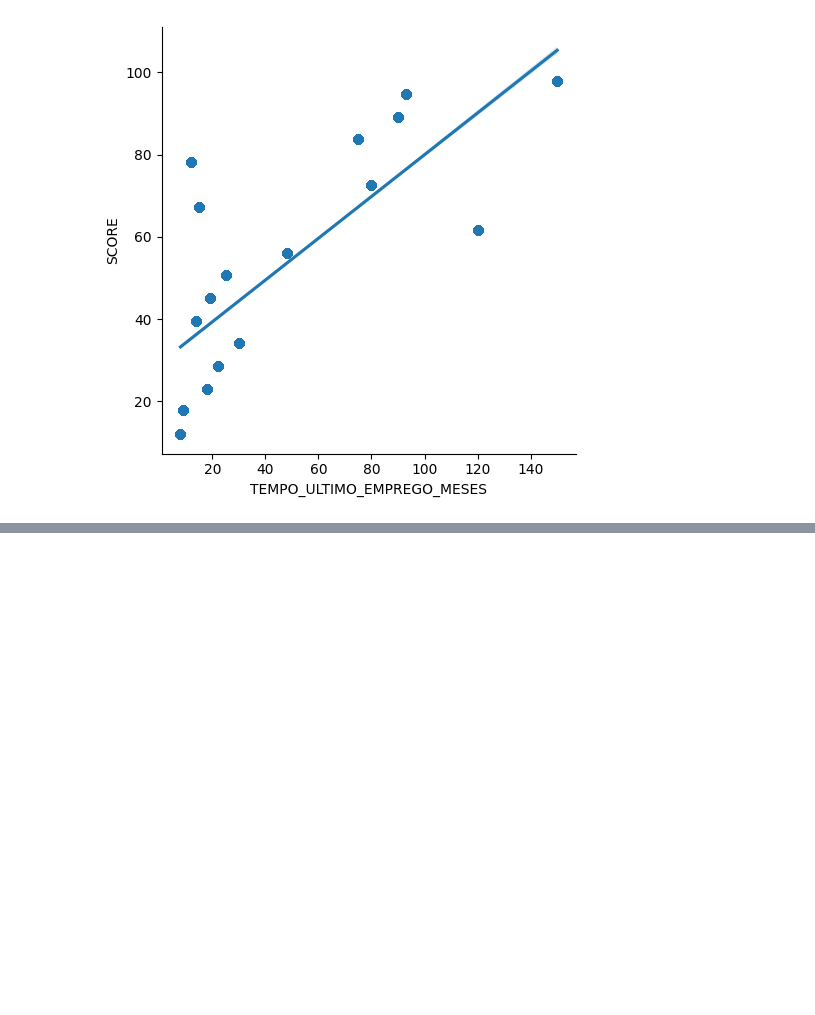
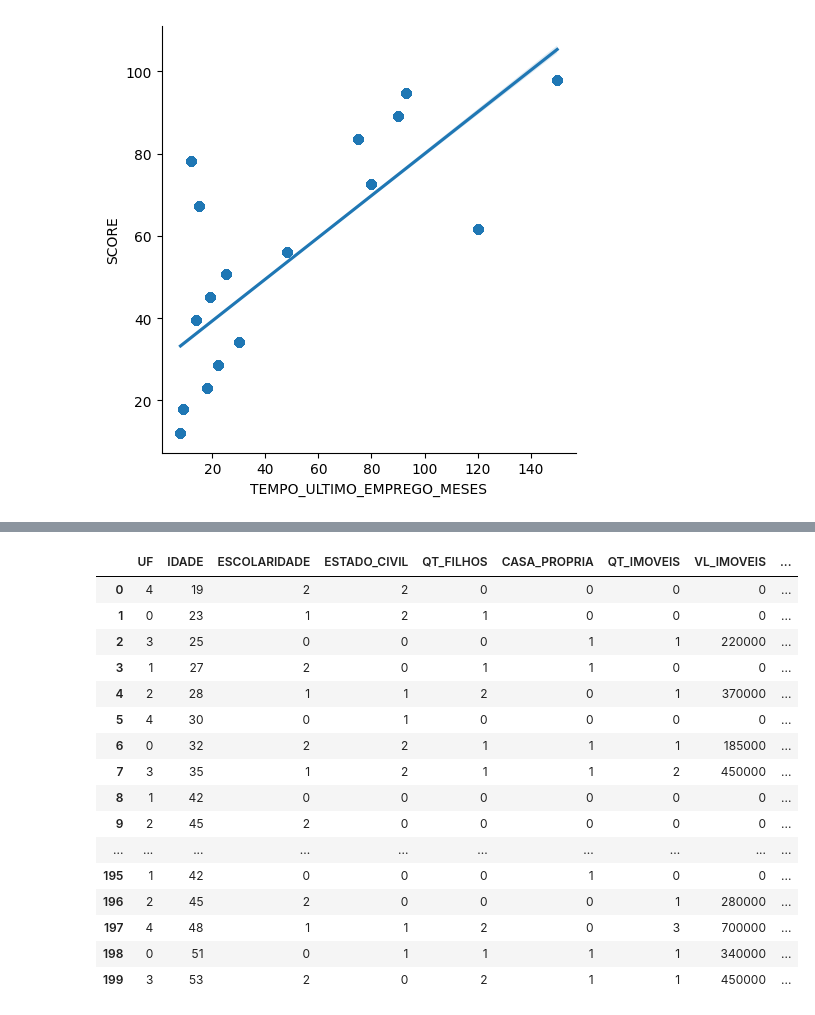
Before and after one commit to PedrolyraC/Credit-Scoring, a Jupyter notebook: credit_scoring_project.ipynb, the cells around one changed output, grey strips where cells are left out. Saved outputs shown, nothing was run; the diff lists cells and outputs as text; code cells hidden in the pictures; blank space fills up the shorter version.

```diff
--- a/credit_scoring_project.ipynb
+++ b/credit_scoring_project.ipynb
@@ -268,0 +335,32 @@ sns.lmplot(x='TEMPO_ULTIMO_EMPREGO_MESES', y='SCORE', data=df)
+# %%
+lb = LabelEncoder()
+
+df['FAIXA_ETARIA'] = lb.fit_transform(df['FAIXA_ETARIA'])
+df['OUTRA_RENDA'] = lb.fit_transform(df['OUTRA_RENDA'])
+df['TRABALHANDO_ATUALMENTE'] = lb.fit_transform(df['TRABALHANDO_ATUALMENTE'])
+df['ESTADO_CIVIL'] = lb.fit_transform(df['ESTADO_CIVIL'])
+df['CASA_PROPRIA'] = lb.fit_transform(df['CASA_PROPRIA'])
+df['ESCOLARIDADE'] = lb.fit_transform(df['ESCOLARIDADE'])
+df['UF'] = lb.fit_transform(df['UF'])
+
+df.dropna(inplace=True)
+# %%
+df.head(200)
+# %% [output]
+|  | UF | IDADE | ESCOLARIDADE | ESTADO_CIVIL | QT_FILHOS | CASA_PROPRIA | QT_IMOVEIS | VL_IMOVEIS | ... |
+| 0 | 4 | 19 | 2 | 2 | 0 | 0 | 0 | 0 | ... |
+| 1 | 0 | 23 | 1 | 2 | 1 | 0 | 0 | 0 | ... |
+| 2 | 3 | 25 | 0 | 0 | 0 | 1 | 1 | 220000 | ... |
+| 3 | 1 | 27 | 2 | 0 | 1 | 1 | 0 | 0 | ... |
+| 4 | 2 | 28 | 1 | 1 | 2 | 0 | 1 | 370000 | ... |
+| 5 | 4 | 30 | 0 | 1 | 0 | 0 | 0 | 0 | ... |
+| 6 | 0 | 32 | 2 | 2 | 1 | 1 | 1 | 185000 | ... |
+| 7 | 3 | 35 | 1 | 2 | 1 | 1 | 2 | 450000 | ... |
+| 8 | 1 | 42 | 0 | 0 | 0 | 0 | 0 | 0 | ... |
+| 9 | 2 | 45 | 2 | 0 | 0 | 0 | 0 | 0 | ... |
+| ... | ... | ... | ... | ... | ... | ... | ... | ... | ... |
+| 195 | 1 | 42 | 0 | 0 | 0 | 1 | 0 | 0 | ... |
+| 196 | 2 | 45 | 2 | 0 | 0 | 0 | 1 | 280000 | ... |
+| 197 | 4 | 48 | 1 | 1 | 2 | 0 | 3 | 700000 | ... |
+| 198 | 0 | 51 | 0 | 1 | 1 | 1 | 1 | 340000 | ... |
+| 199 | 3 | 53 | 2 | 0 | 2 | 1 | 1 | 450000 | ... |
```
Also changed, not shown: parts of 16 cells of this notebook.
